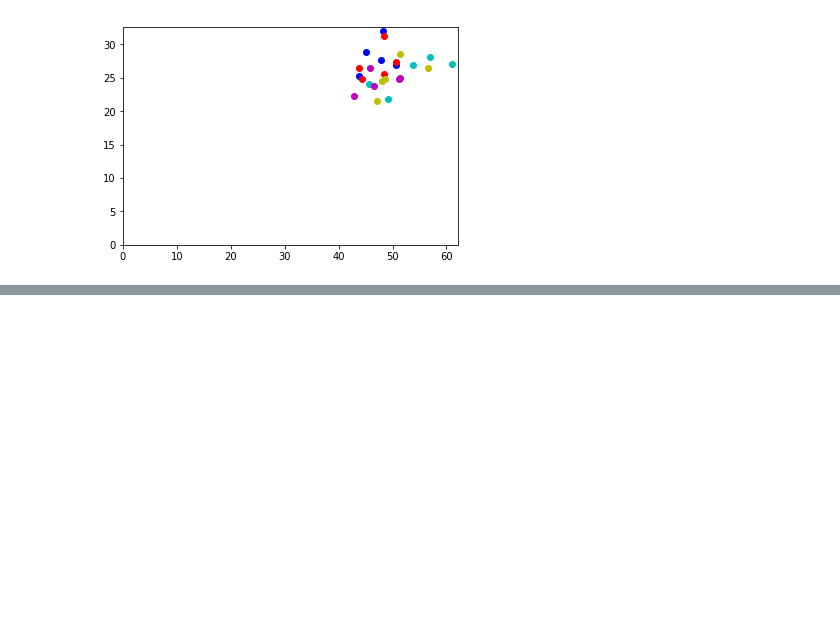
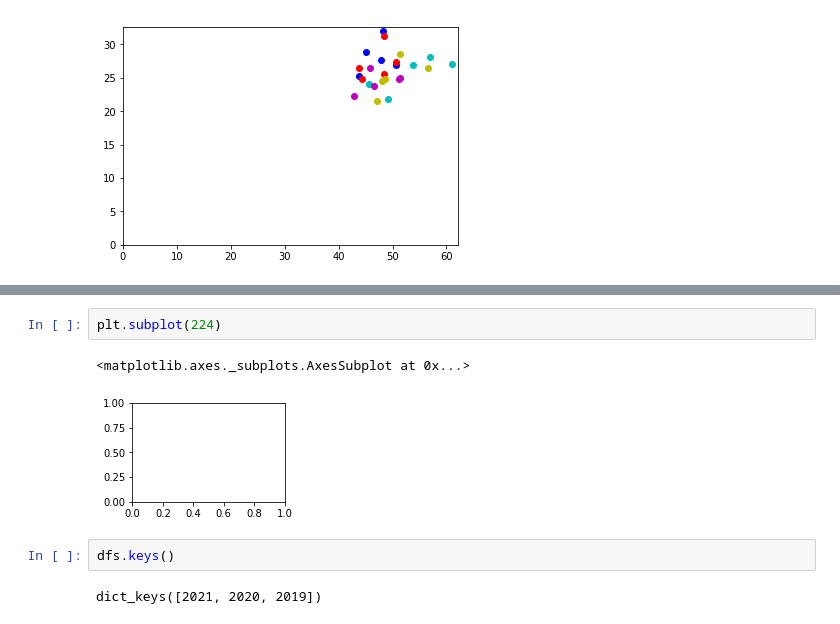
Before and after one commit to Blunt10K/NBA, a Jupyter notebook: visualisations.ipynb, the cells around one changed output, grey strips where cells are left out. Cells and saved outputs as stored; diff of their text form; blank space fills up the shorter version.

```diff
--- a/visualisations.ipynb
+++ b/visualisations.ipynb
@@ -58,0 +211,9 @@ plt.plot(ps[""])
+# %%
+plt.subplot(224)
+# %% [output]
+<matplotlib.axes._subplots.AxesSubplot at 0x...>
+[figure, added]
+# %%
+dfs.keys()
+# %% [output]
+dict_keys([2021, 2020, 2019])
```
Also changed, not shown: parts of 14 cells of this notebook.
